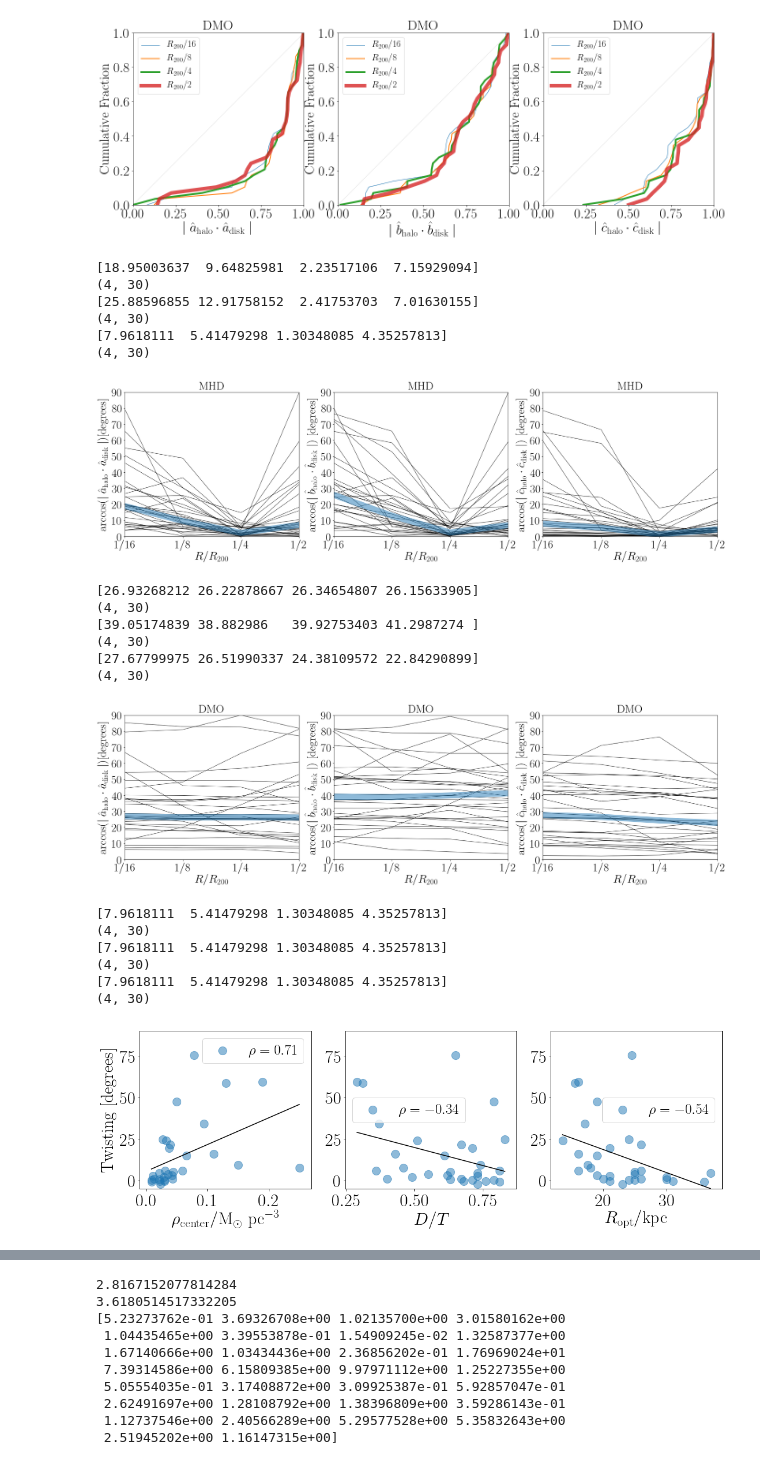
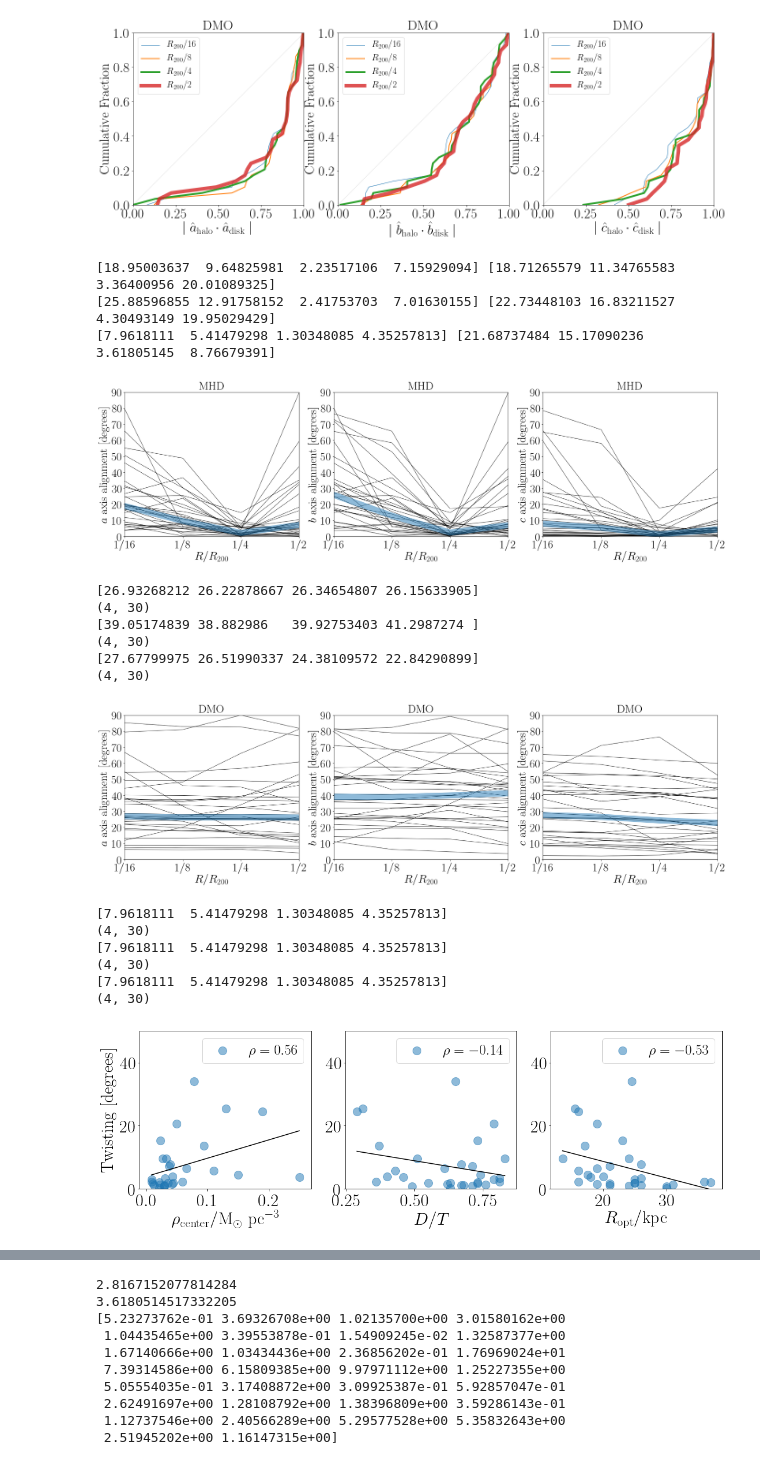
Before and after one commit to jdprada1760/Paper_Halo_shapes, a Jupyter notebook: Code/Star_Disk_DM_Alignment.ipynb, the cells around one changed output, grey strips where cells are left out. Cells and saved outputs as stored; diff of their text form; code cells hidden in the pictures.

```diff
--- a/Code/Star_Disk_DM_Alignment.ipynb
+++ b/Code/Star_Disk_DM_Alignment.ipynb
@@ -230,9 +230,9 @@ plt.savefig('../Document/cumulative_alignment_DM.pdf',bbox_inches='tight')
 plt.figure(figsize=(28,7))
 
 ylabel ={}
-ylabel[0]=r'$\arccos (\mid \hat{a}_{\rm halo} \cdot \hat{a}_{\rm disk}\mid) [{\rm degrees}]$'
-ylabel[1]=r'$\arccos (\mid \hat{b}_{\rm halo} \cdot \hat{b}_{\rm disk}\mid$) [{\rm degrees}]'
-ylabel[2]=r'$\arccos (\mid \hat{c}_{\rm halo} \cdot \hat{c}_{\rm disk}\mid$) [{\rm degrees}]'
+ylabel[0]=r'$a\ {\rm axis\ alignment}\ [{\rm degrees}]$'
+ylabel[1]=r'$b\ {\rm axis\ alignment}\ [{\rm degrees}]$'
+ylabel[2]=r'$c\ {\rm axis\ alignment}\ [{\rm degrees}]$'
 
 plt.rc('text', usetex=True)
 plt.rc('font', family='serif')
@@ -256,8 +256,8 @@ for axis_test in [0,1,2]:
     dot_pr_1 = np.abs(np.diag(vecsMHD[:,3,axis_test,:]@vecs_stardisk.T))
     angles = np.rad2deg(np.arccos(np.array([dot_pr_8, dot_pr_4, dot_pr_2, dot_pr_1])))
     median = np.median(angles, axis=1)
-    print(median)
-    print(np.shape(angles))
+    std_angles = np.std(angles, axis=1)
+    print(median, std_angles)
     for h in range(30):
         plt.plot(angles[:,h], color='black', alpha=0.8, linewidth=1)
     plt.plot(median, linewidth=16, alpha=0.5)
@@ -270,20 +270,17 @@ for axis_test in [0,1,2]:
     plt.yticks(np.linspace(0,90,10))
 plt.savefig('../Document/angles_alignment_MHD.pdf',bbox_inches='tight')
 # %% [output]
-[18.95003637  9.64825981  2.23517106  7.15929094]
-(4, 30)
-[25.88596855 12.91758152  2.41753703  7.01630155]
-(4, 30)
-[7.9618111  5.41479298 1.30348085 4.35257813]
-(4, 30)
+[18.95003637  9.64825981  2.23517106  7.15929094] [18.71265579 11.34765583  3.36400956 20.01089325]
+[25.88596855 12.91758152  2.41753703  7.01630155] [22.73448103 16.83211527  4.30493149 19.95029429]
+[7.9618111  5.41479298 1.30348085 4.35257813] [21.68737484 15.17090236  3.61805145  8.76679391]
-[figure, old version]
+[figure, new version]
 # %%
 plt.figure(figsize=(28,7))
 
 ylabel ={}
-ylabel[0]=r'$\arccos (\mid \hat{a}_{\rm halo} \cdot \hat{a}_{\rm disk}\mid) [{\rm degrees}]$'
-ylabel[1]=r'$\arccos (\mid \hat{b}_{\rm halo} \cdot \hat{b}_{\rm disk}\mid$) [{\rm degrees}]'
-ylabel[2]=r'$\arccos (\mid \hat{c}_{\rm halo} \cdot \hat{c}_{\rm disk}\mid$) [{\rm degrees}]'
+ylabel[0]=r'$a\ {\rm axis\ alignment}\ [{\rm degrees}]$'
+ylabel[1]=r'$b\ {\rm axis\ alignment}\ [{\rm degrees}]$'
+ylabel[2]=r'$c\ {\rm axis\ alignment}\ [{\rm degrees}]$'
 
 plt.rc('text', usetex=True)
 plt.rc('font', family='serif')
@@ -327,7 +324,7 @@ plt.savefig('../Document/angles_alignment_DM.pdf',bbox_inches='tight')
 (4, 30)
 [27.67799975 26.51990337 24.38109572 22.84290899]
 (4, 30)
-[figure, old version]
+[figure, new version]
 # %%
 disk_properties = np.loadtxt("../Data/Halo_General/Level 4/level4_disk_properties.txt")
 satellite_properties = np.loadtxt("../Data/Halo_General/Level 4/level4_satellite_properties.txt")#,encoding = 'utf-8')
@@ -370,37 +367,37 @@ for i_axis, props in enumerate(['rho_gas','D/T','R_opt']):
     dot_pr_2 = np.abs(np.diag(vecsMHD[:,2,axis_test,:]@vecs_stardisk.T))
     dot_pr_1 = np.abs(np.diag(vecsMHD[:,3,axis_test,:]@vecs_stardisk.T))
     angles = np.rad2deg(np.arccos(np.array([dot_pr_8, dot_pr_4, dot_pr_2, dot_pr_1])))
-    delta_angles = angles[0,:] - angles[2,:]
+    delta_angles = np.std(angles, axis=0)
     median = np.median(angles, axis=1)
 
     dot_pr_8 = np.abs(np.diag(vecsDM[:,0,axis_test,:]@vecs_stardisk.T))
     dot_pr_4 = np.abs(np.diag(vecsDM[:,1,axis_test,:]@vecs_stardisk.T))
     dot_pr_2 = np.abs(np.diag(vecsDM[:,2,axis_test,:]@vecs_stardisk.T))
     dot_pr_1 = np.abs(np.diag(vecsDM[:,3,axis_test,:]@vecs_stardisk.T))
     angles_DM = np.rad2deg(np.arccos(np.array([dot_pr_8, dot_pr_4, dot_pr_2, dot_pr_1])))
-    delta_angles_DM = angles_DM[0,:] - angles_DM[2,:]
+    delta_angles_DM = np.std(angles_DM, axis=0)
     print(median)
     print(np.shape(angles))
     r_value_spearman, p_values = scipy.stats.spearmanr(main_props[props], delta_angles)
     slope, intercept, r_value, p_value, std_err = scipy.stats.linregress(main_props[props], delta_angles)
     x = np.linspace(main_props[props].min(), main_props[props].max(), 20)
     y = slope*x + intercept
     plt.plot(x, y, color='black')
 
     plt.scatter(main_props[props], delta_angles, s=200, alpha=0.5, label=r'$\rho = {:.2f}$'.format(r_value_spearman))
     #plt.ylabel(r'$\Delta \arccos (\mid \hat{c}_{\rm halo} \cdot \hat{c}_{\rm disk}\mid) [{\rm degrees}]$')
     if i_axis==0:
         plt.ylabel(r'${\rm Twisting}\ [{\rm degrees}]$')
     plt.xlabel(xlabel[i_axis+1])
-    plt.ylim([-5,90])
+    plt.ylim([0,50])
     plt.legend(fontsize=25)
     #plt.yticks(np.linspace(0,90,10))
 plt.savefig('../Document/correlations_angles_alignment_MHD.pdf',bbox_inches='tight')
 # %% [output]
 [7.9618111  5.41479298 1.30348085 4.35257813]
 (4, 30)
 [7.9618111  5.41479298 1.30348085 4.35257813]
 (4, 30)
 [7.9618111  5.41479298 1.30348085 4.35257813]
 (4, 30)
-[figure, old version]
+[figure, new version]
```
Also changed, not shown: parts of 4 cells of this notebook, 1 other file.
